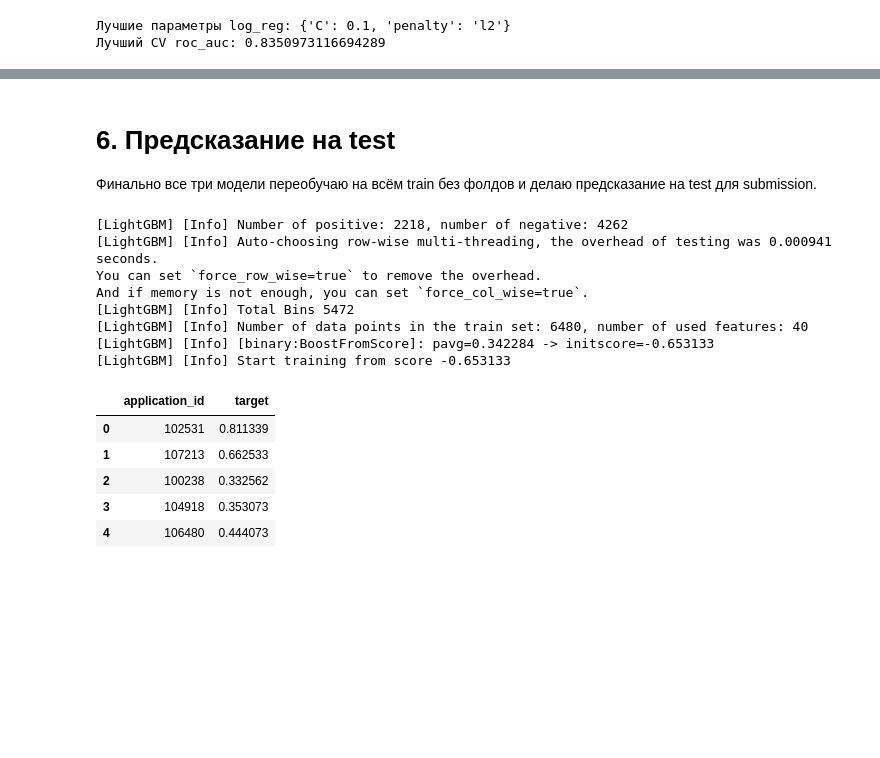
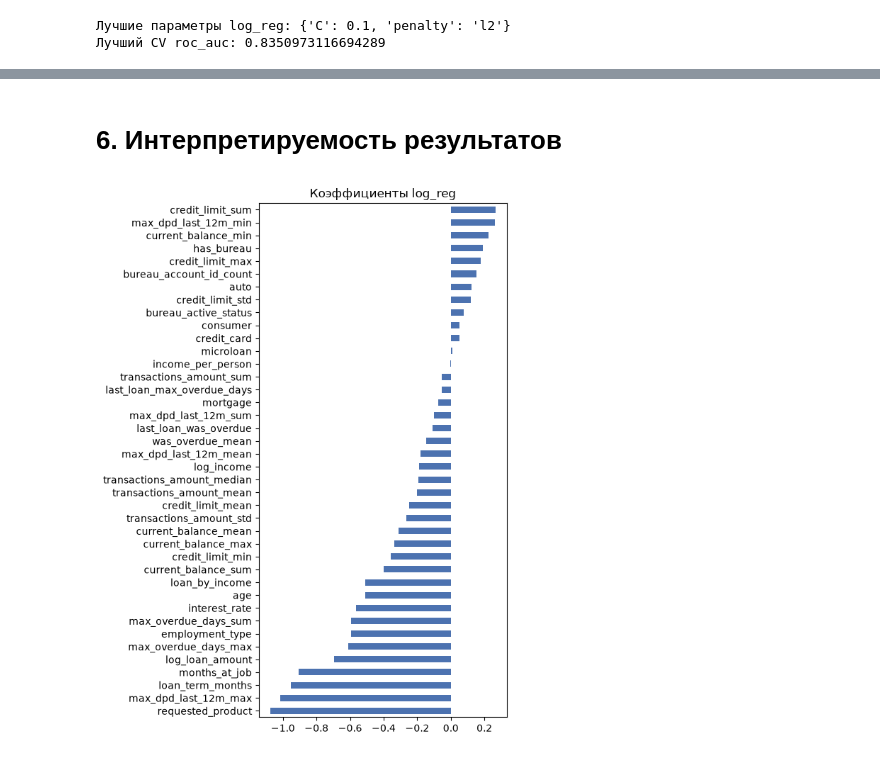
Before and after one commit to Polemarh/credit_scoring_ml, a Jupyter notebook: competition.ipynb, the cells around one changed output, grey strips where cells are left out. Cells and saved outputs as stored; diff of their text form; code cells hidden in the pictures; blank space fills up the shorter version.

```diff
--- a/competition.ipynb
+++ b/competition.ipynb
@@ -1259,46 +1275,14 @@ blend: mean=0.8322, std=0.0102
   0.8390406251321744,
   0.814109807636836,
   0.8384853352528191]}
-# %% [markdown]
-# 6. Предсказание на test
-
-Финально все три модели переобучаю на всём train без фолдов и делаю предсказание на test для submission.
-# %%
-#  woe-фичи для log_reg фичу на всём train, применяю к train и test
-X_train_woe = pd.DataFrame(index=train.index)
-X_test_woe = pd.DataFrame(index=test.index)
-for feat in features_raw:
-    is_cat = feat in categorical_features
-    fitted = fit_woe(train, feat, 'target', is_categorical=is_cat)
-    X_train_woe[feat] = transform_woe(train, feat, fitted)
-    X_test_woe[feat] = transform_woe(test, feat, fitted)
-
-log_reg.fit(X_train_woe, train['target'])
-lgmm.fit(X_train_raw, train['target'])
-
-# предсказания на test и блендинг
-
-test_pred = (
-    log_reg.predict_proba(X_test_woe)[:, 1] +
-    lgmm.predict_proba(X_test_raw)[:, 1]
-) / 2
-
-# 5. submission
-submission = pd.DataFrame({"application_id": test["application_id"], "target": test_pred})
-submission.to_csv(ROOT / "submission.csv", index=False)
-submission.head()
-# %% [output]
-[LightGBM] [Info] Number of positive: 2218, number of negative: 4262
-[LightGBM] [Info] Auto-choosing row-wise multi-threading, the overhead of testing was 0.000941 seconds.
-You can set `force_row_wise=true` to remove the overhead.
-And if memory is not enough, you can set `force_col_wise=true`.
-[LightGBM] [Info] Total Bins 5472
-[LightGBM] [Info] Number of data points in the train set: 6480, number of used features: 40
-[LightGBM] [Info] [binary:BoostFromScore]: pavg=0.342284 -> initscore=-0.653133
-[LightGBM] [Info] Start training from score -0.653133
-|  | application_id | target |
-| 0 | 102531 | 0.811339 |
-| 1 | 107213 | 0.662533 |
-| 2 | 100238 | 0.332562 |
-| 3 | 104918 | 0.353073 |
-| 4 | 106480 | 0.444073 |
+# %% [markdown]
+# 6. Интерпретируемость результатов
+# %%
+# коэффициенты log_reg по силе влияния
+coefs = pd.Series(log_reg.coef_[0], index=features_raw).sort_values()
+coefs.plot(kind='barh', figsize=(6, 8), color='#4C72B0')
+plt.title('Коэффициенты log_reg')
+plt.tight_layout()
+plt.show()
+# %% [output]
+[figure, added]
```
Also changed, not shown: parts of 10 cells of this notebook, 1 other file.
